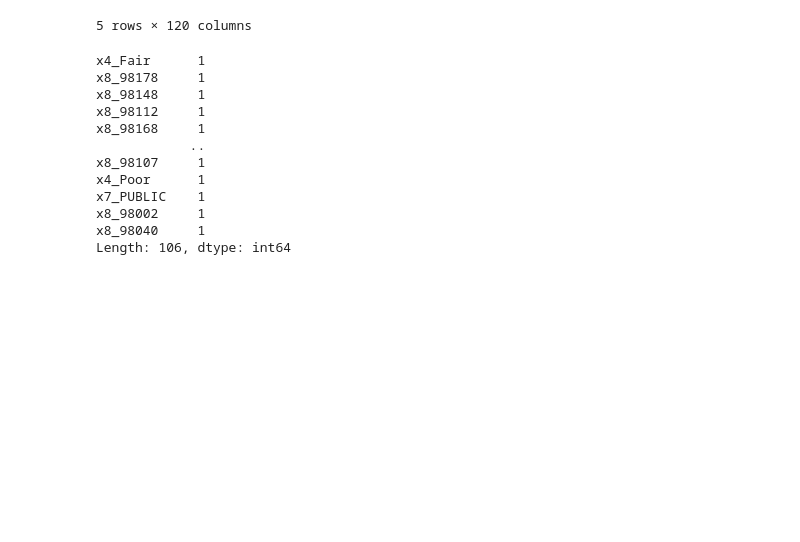
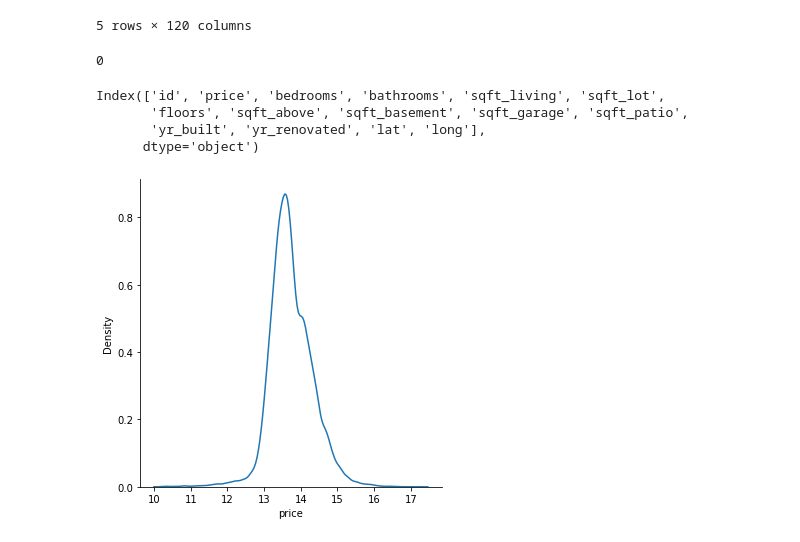
Before and after one commit to alexanderdaffara/HousingSalesRegression, a Jupyter notebook: Andre_Notebook.ipynb, the cells around one changed output. Saved outputs shown, nothing was run; the diff lists cells and outputs as text; code cells hidden in the pictures; blank space fills up the shorter version.

```diff
--- a/Andre_Notebook.ipynb
+++ b/Andre_Notebook.ipynb
@@ -539,15 +563,15 @@ num_cat_df.head()
-# %%
-enc_cat_df.columns.value_counts()
-# %% [output]
-x4_Fair      1
-x8_98178     1
-x8_98148     1
-x8_98112     1
-x8_98168     1
-            ..
-x8_98107     1
-x4_Poor      1
-x7_PUBLIC    1
-x8_98002     1
-x8_98040     1
-Length: 106, dtype: int64
+# %%
+num_cat_df.isna().sum().sum()
+# %% [output]
+0
+# %%
+numeric_df.columns
+# %% [output]
+Index(['id', 'price', 'bedrooms', 'bathrooms', 'sqft_living', 'sqft_lot',
+       'floors', 'sqft_above', 'sqft_basement', 'sqft_garage', 'sqft_patio',
+       'yr_built', 'yr_renovated', 'lat', 'long'],
+      dtype='object')
+# %%
+sns.displot(np.log(num_cat_df["price"]), kind="kde");
+# %% [output]
+[figure, added]
```
Also changed, not shown: parts of 61 cells of this notebook.
